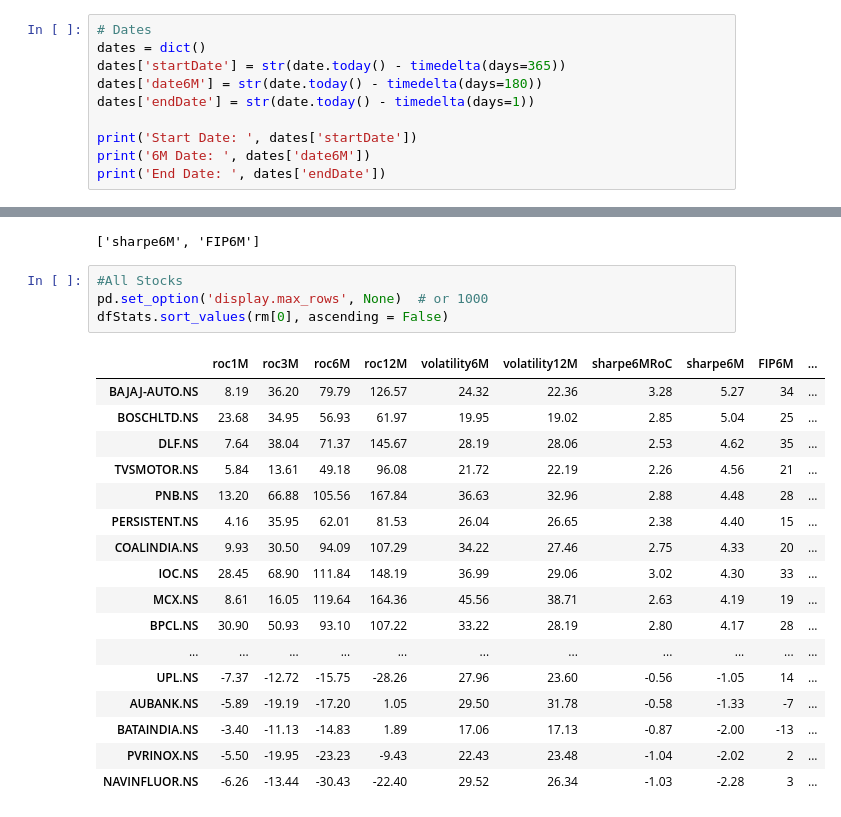
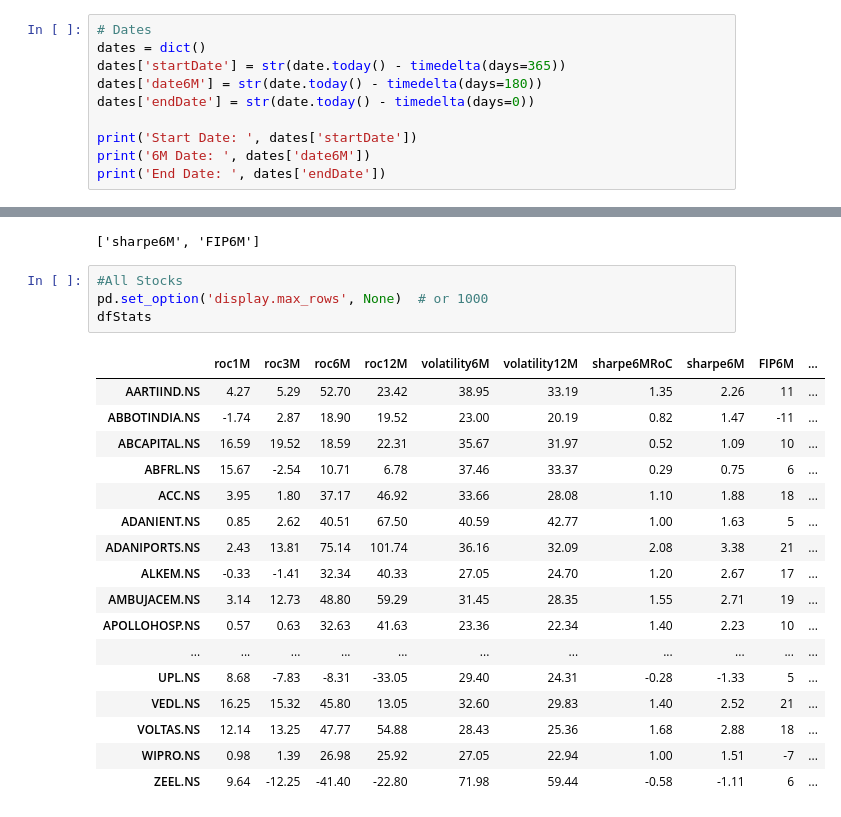
Before and after one commit to mitul19/python-scripts, a Jupyter notebook: collab/momentumScripts/momFO.ipynb, the cells around one changed output, grey strips where cells are left out. Cells and saved outputs as stored; diff of their text form.

```diff
--- a/collab/momentumScripts/momFO.ipynb
+++ b/collab/momentumScripts/momFO.ipynb
@@ -21,7 +21,7 @@ Select Dates for analysis
 dates = dict()
 dates['startDate'] = str(date.today() - timedelta(days=365))
 dates['date6M'] = str(date.today() - timedelta(days=180))
-dates['endDate'] = str(date.today() - timedelta(days=1))
+dates['endDate'] = str(date.today() - timedelta(days=0))
 
 print('Start Date: ', dates['startDate'])
 print('6M Date: ', dates['date6M'])
@@ -342,25 +347,25 @@ print(rm)
 # %%
 #All Stocks
 pd.set_option('display.max_rows', None)  # or 1000
-dfStats.sort_values(rm[0], ascending = False)
+dfStats
 # %% [output]
 |  | roc1M | roc3M | roc6M | roc12M | volatility6M | volatility12M | sharpe6MRoC | sharpe6M | FIP6M | ... |
-| BAJAJ-AUTO.NS | 8.19 | 36.20 | 79.79 | 126.57 | 24.32 | 22.36 | 3.28 | 5.27 | 34 | ... |
-| BOSCHLTD.NS | 23.68 | 34.95 | 56.93 | 61.97 | 19.95 | 19.02 | 2.85 | 5.04 | 25 | ... |
-| DLF.NS | 7.64 | 38.04 | 71.37 | 145.67 | 28.19 | 28.06 | 2.53 | 4.62 | 35 | ... |
-| TVSMOTOR.NS | 5.84 | 13.61 | 49.18 | 96.08 | 21.72 | 22.19 | 2.26 | 4.56 | 21 | ... |
-| PNB.NS | 13.20 | 66.88 | 105.56 | 167.84 | 36.63 | 32.96 | 2.88 | 4.48 | 28 | ... |
-| PERSISTENT.NS | 4.16 | 35.95 | 62.01 | 81.53 | 26.04 | 26.65 | 2.38 | 4.40 | 15 | ... |
-| COALINDIA.NS | 9.93 | 30.50 | 94.09 | 107.29 | 34.22 | 27.46 | 2.75 | 4.33 | 20 | ... |
-| IOC.NS | 28.45 | 68.90 | 111.84 | 148.19 | 36.99 | 29.06 | 3.02 | 4.30 | 33 | ... |
-| MCX.NS | 8.61 | 16.05 | 119.64 | 164.36 | 45.56 | 38.71 | 2.63 | 4.19 | 19 | ... |
-| BPCL.NS | 30.90 | 50.93 | 93.10 | 107.22 | 33.22 | 28.19 | 2.80 | 4.17 | 28 | ... |
+| AARTIIND.NS | 4.27 | 5.29 | 52.70 | 23.42 | 38.95 | 33.19 | 1.35 | 2.26 | 11 | ... |
+| ABBOTINDIA.NS | -1.74 | 2.87 | 18.90 | 19.52 | 23.00 | 20.19 | 0.82 | 1.47 | -11 | ... |
+| ABCAPITAL.NS | 16.59 | 19.52 | 18.59 | 22.31 | 35.67 | 31.97 | 0.52 | 1.09 | 10 | ... |
+| ABFRL.NS | 15.67 | -2.54 | 10.71 | 6.78 | 37.46 | 33.37 | 0.29 | 0.75 | 6 | ... |
+| ACC.NS | 3.95 | 1.80 | 37.17 | 46.92 | 33.66 | 28.08 | 1.10 | 1.88 | 18 | ... |
+| ADANIENT.NS | 0.85 | 2.62 | 40.51 | 67.50 | 40.59 | 42.77 | 1.00 | 1.63 | 5 | ... |
+| ADANIPORTS.NS | 2.43 | 13.81 | 75.14 | 101.74 | 36.16 | 32.09 | 2.08 | 3.38 | 21 | ... |
+| ALKEM.NS | -0.33 | -1.41 | 32.34 | 40.33 | 27.05 | 24.70 | 1.20 | 2.67 | 17 | ... |
+| AMBUJACEM.NS | 3.14 | 12.73 | 48.80 | 59.29 | 31.45 | 28.35 | 1.55 | 2.71 | 19 | ... |
+| APOLLOHOSP.NS | 0.57 | 0.63 | 32.63 | 41.63 | 23.36 | 22.34 | 1.40 | 2.23 | 10 | ... |
 | ... | ... | ... | ... | ... | ... | ... | ... | ... | ... | ... |
-| UPL.NS | -7.37 | -12.72 | -15.75 | -28.26 | 27.96 | 23.60 | -0.56 | -1.05 | 14 | ... |
-| AUBANK.NS | -5.89 | -19.19 | -17.20 | 1.05 | 29.50 | 31.78 | -0.58 | -1.33 | -7 | ... |
-| BATAINDIA.NS | -3.40 | -11.13 | -14.83 | 1.89 | 17.06 | 17.13 | -0.87 | -2.00 | -13 | ... |
-| PVRINOX.NS | -5.50 | -19.95 | -23.23 | -9.43 | 22.43 | 23.48 | -1.04 | -2.02 | 2 | ... |
-| NAVINFLUOR.NS | -6.26 | -13.44 | -30.43 | -22.40 | 29.52 | 26.34 | -1.03 | -2.28 | 3 | ... |
+| UPL.NS | 8.68 | -7.83 | -8.31 | -33.05 | 29.40 | 24.31 | -0.28 | -1.33 | 5 | ... |
+| VEDL.NS | 16.25 | 15.32 | 45.80 | 13.05 | 32.60 | 29.83 | 1.40 | 2.52 | 21 | ... |
+| VOLTAS.NS | 12.14 | 13.25 | 47.77 | 54.88 | 28.43 | 25.36 | 1.68 | 2.88 | 18 | ... |
+| WIPRO.NS | 0.98 | 1.39 | 26.98 | 25.92 | 27.05 | 22.94 | 1.00 | 1.51 | -7 | ... |
+| ZEEL.NS | 9.64 | -12.25 | -41.40 | -22.80 | 71.98 | 59.44 | -0.58 | -1.11 | 6 | ... |
 # %%
 stocksBuy = dfStats[buyList].sort_values(rm[0], ascending = False)
 stocksBuy
```
Also changed, not shown: parts of 18 cells of this notebook, 33 other files.
